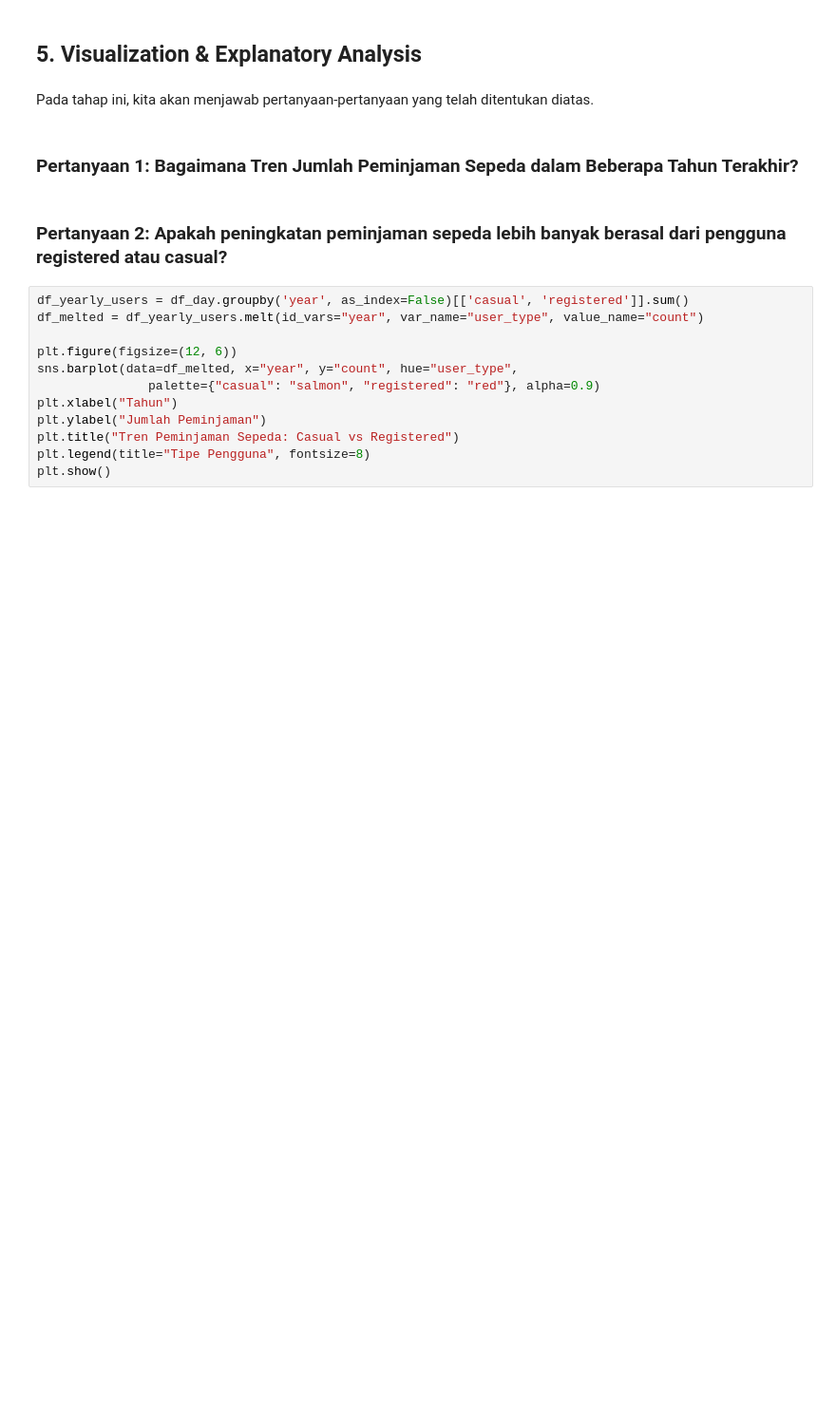
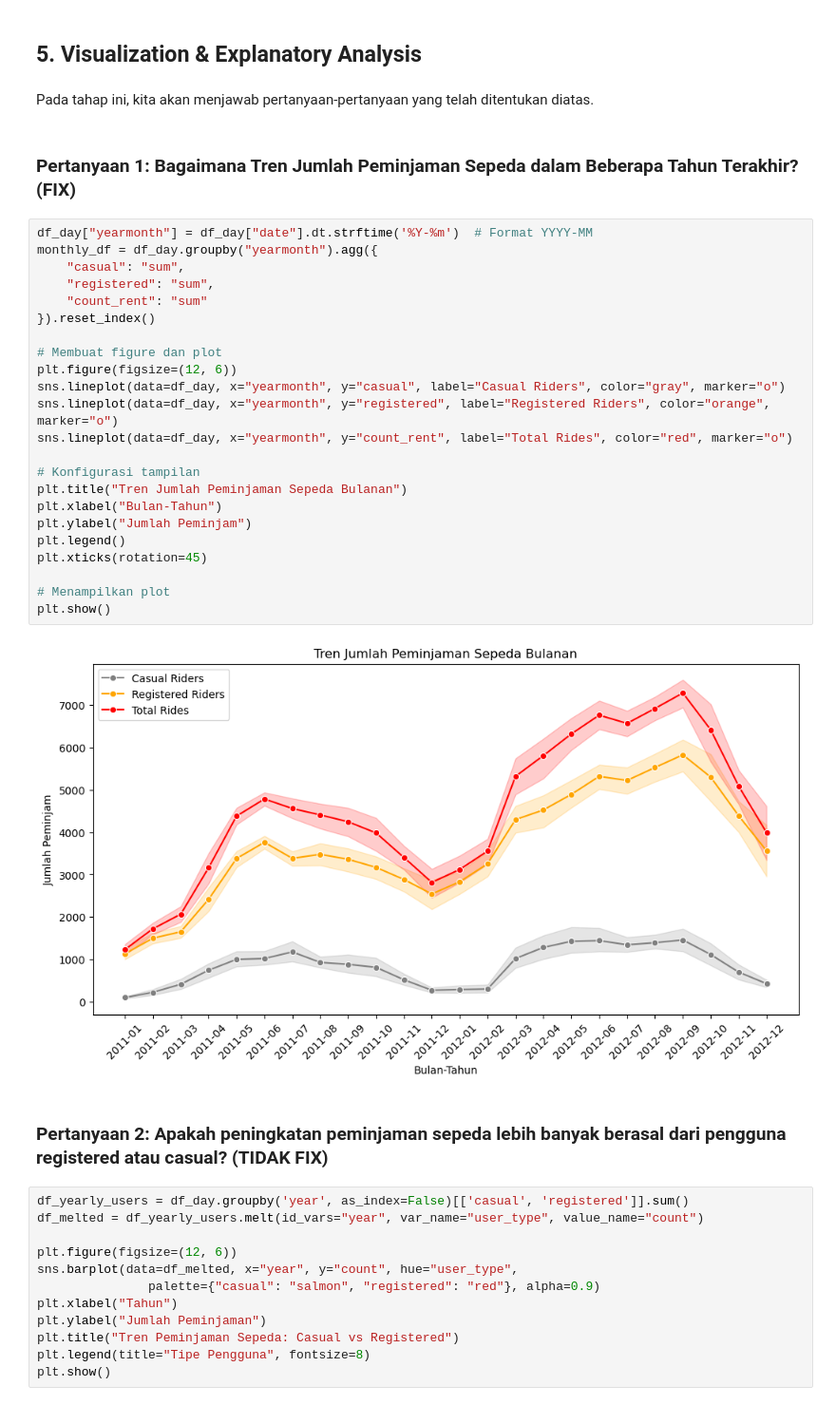
Before and after one commit to alouvre/BADDP_DicodingSubmission_ProyekAnalisisData, a Jupyter notebook: notebook.ipynb, the cells around one changed output. Shown at 95% size. Cells and saved outputs as stored; diff of their text form; blank space fills up the shorter version.

```diff
--- a/notebook.ipynb
+++ b/notebook.ipynb
@@ -542,9 +542,34 @@ df_hour.groupby(by='hour').count_rent.sum().sort_values(ascending=False).reset_i
 # %% [markdown]
 Pada tahap ini, kita akan menjawab pertanyaan-pertanyaan yang telah ditentukan diatas.
 # %% [markdown]
-### Pertanyaan 1: Bagaimana Tren Jumlah Peminjaman Sepeda dalam Beberapa Tahun Terakhir?
+### Pertanyaan 1: Bagaimana Tren Jumlah Peminjaman Sepeda dalam Beberapa Tahun Terakhir? (FIX)
+# %%
+df_day["yearmonth"] = df_day["date"].dt.strftime('%Y-%m')  # Format YYYY-MM
+monthly_df = df_day.groupby("yearmonth").agg({
+    "casual": "sum",
+    "registered": "sum",
+    "count_rent": "sum"
+}).reset_index()
+
+# Membuat figure dan plot
+plt.figure(figsize=(12, 6))
+sns.lineplot(data=df_day, x="yearmonth", y="casual", label="Casual Riders", color="gray", marker="o")
+sns.lineplot(data=df_day, x="yearmonth", y="registered", label="Registered Riders", color="orange", marker="o")
+sns.lineplot(data=df_day, x="yearmonth", y="count_rent", label="Total Rides", color="red", marker="o")
+
+# Konfigurasi tampilan
+plt.title("Tren Jumlah Peminjaman Sepeda Bulanan")
+plt.xlabel("Bulan-Tahun")
+plt.ylabel("Jumlah Peminjam")
+plt.legend()
+plt.xticks(rotation=45)
+
+# Menampilkan plot
+plt.show()
+# %% [output]
+[figure, added]
 # %% [markdown]
-### Pertanyaan 2: Apakah peningkatan peminjaman sepeda lebih banyak berasal dari pengguna registered atau casual?
+### Pertanyaan 2: Apakah peningkatan peminjaman sepeda lebih banyak berasal dari pengguna registered atau casual? (TIDAK FIX)
 # %%
 df_yearly_users = df_day.groupby('year', as_index=False)[['casual', 'registered']].sum()
 df_melted = df_yearly_users.melt(id_vars="year", var_name="user_type", value_name="count")
```
Also changed, not shown: parts of 5 cells of this notebook, 1 other file.
